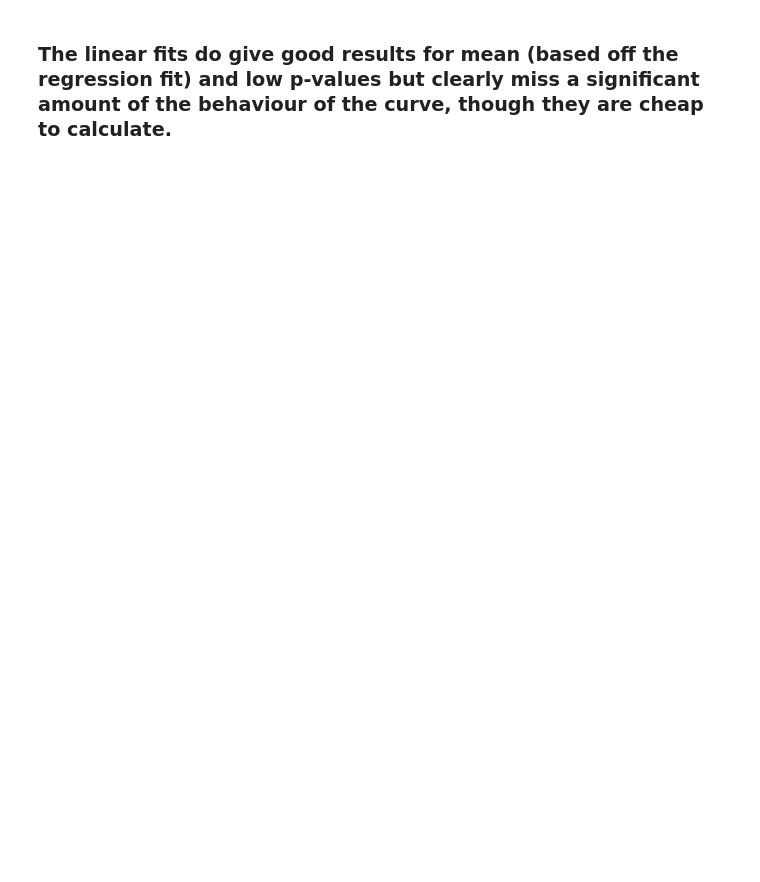
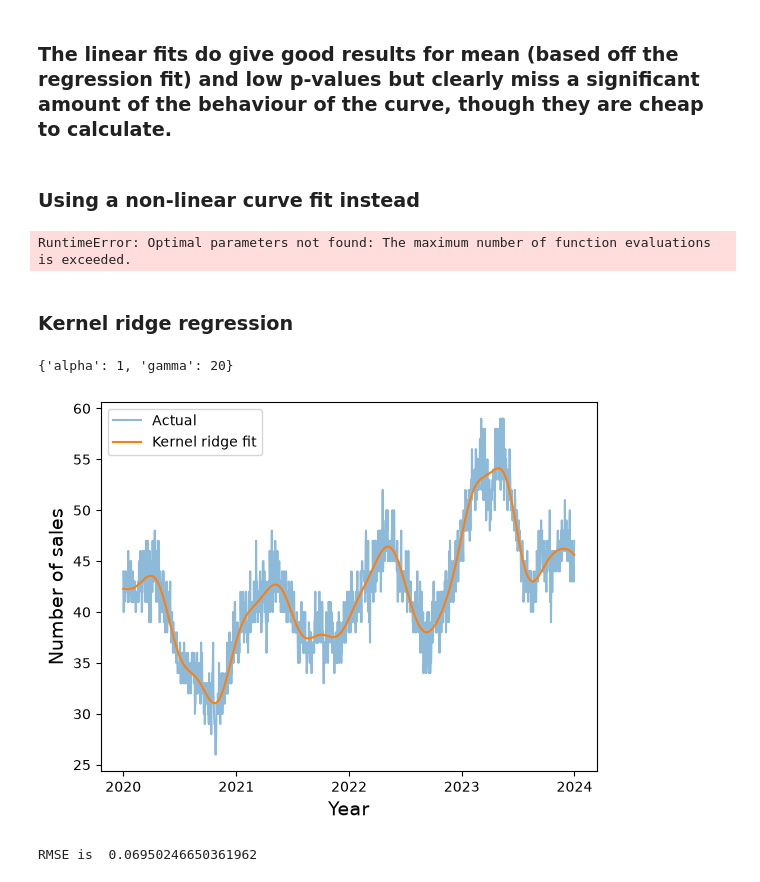
Before and after one commit to JosephDThomas/Chocolate_predictions, a Jupyter notebook: data_analysis.ipynb, the cells around one changed output. Saved outputs shown, nothing was run; the diff lists cells and outputs as text; code cells hidden in the pictures; blank space fills up the shorter version.

```diff
--- a/data_analysis.ipynb
+++ b/data_analysis.ipynb
@@ -1,7 +1,7 @@
 # %%
 import pandas as pd
 
-df = pd.read_csv("Depot_sales.csv", header=0, parse_dates=["date"])
+df = pd.read_csv("Depot_sales.csv", header=0, parse_dates=["date"], index_col="date")
 
 print(df["Product_A"])
 # %% [output]
@@ -177,2 +187,77 @@ R2: 0.055, p-value: 1.47e-19
 # %% [markdown]
 ### The linear fits do give good results for mean (based off the regression fit) and low p-values but clearly miss a significant amount of the behaviour of the curve, though they are cheap to calculate.
+# %% [markdown]
+### Using a non-linear curve fit instead
+# %%
+from scipy.optimize import curve_fit
+import numpy as np
+
+x = (df.index - df.index[0]).days
+
+def func(x, a, b, c, d, const):
+    return a * np.sin(b*x) + c * np.cos(d*x) + const
+
+NonL_fit = curve_fit(func, x, df["Product_A"], p0=[0.1, 0.1, 0.1, 0.1, 0.2], method="trf")
+
+print(NonL_fit)
+NonL_params = NonL_fit[0]
+print(NonL_params)
+MSE = 1/sum(x) * sum((df["Product_A"]-func(x, NonL_params[0], NonL_params[1], NonL_params[2], NonL_params[3]))**2)
+
+fig, ax = plt.subplots()
+ax.plot(df.index, df["Product_A"], alpha=0.5, label="Actual")
+ax.plot(df.index, func(x, NonL_params[0], NonL_params[1], NonL_params[2], NonL_params[3]), label="Non-linear least squares fit")
+ax.set_xlabel("Year", fontsize=14)
+ax.set_ylabel("Number of sales", fontsize=14)
+ax.legend()
+ax.xaxis.set_major_locator(mdates.YearLocator())
+ax.xaxis.set_major_formatter(mdates.DateFormatter("%Y"))
+ax.legend()
+plt.show()
+print("MSE is ", MSE)
+# %% [output]
+RuntimeError: Optimal parameters not found: The maximum number of function evaluations is exceeded.
+# %% [markdown]
+### Kernel ridge regression
+# %%
+import numpy as np
+import pandas as pd
+import matplotlib.pyplot as plt
+from sklearn.kernel_ridge import KernelRidge
+from sklearn.model_selection import GridSearchCV, TimeSeriesSplit
+
+a = np.asarray((df.index - df.index[0]).days, dtype=float)
+X = (a / 365.25).reshape(-1, 1)
+y = df["Product_A"].to_numpy(dtype=float)
+y_mean = y.mean() #The central target??
+
+grid = GridSearchCV(
+    KernelRidge(kernel="rbf"),
+    param_grid={"alpha": [0.01, 0.1, 1, 10], "gamma": [1, 5, 20, 50, 100]},
+    cv=TimeSeriesSplit(n_splits=5),
+    scoring="neg_mean_absolute_error",
+)
+grid.fit(X, y-y_mean)
+print(grid.best_params_)
+
+best = grid.best_estimator_
+fitted = best.predict(X) + y_mean
+RMSE = np.sqrt(1/sum(x) * sum((df["Product_A"]-fitted)**2))
+
+
+fig, ax = plt.subplots()
+ax.plot(df.index, y, alpha=0.5, label="Actual")
+ax.plot(df.index, fitted, label="Kernel ridge fit")
+ax.set_xlabel("Year", fontsize=14)
+ax.set_ylabel("Number of sales", fontsize=14)
+ax.legend()
+ax.xaxis.set_major_locator(mdates.YearLocator())
+ax.xaxis.set_major_formatter(mdates.DateFormatter("%Y"))
+ax.legend()
+plt.show()
+
+print("RMSE is ", RMSE)
+# %% [output]
+{'alpha': 1, 'gamma': 20}
+[figure, added]
+RMSE is  0.06950246650361962
```
Also changed, not shown: parts of 9 cells of this notebook.
